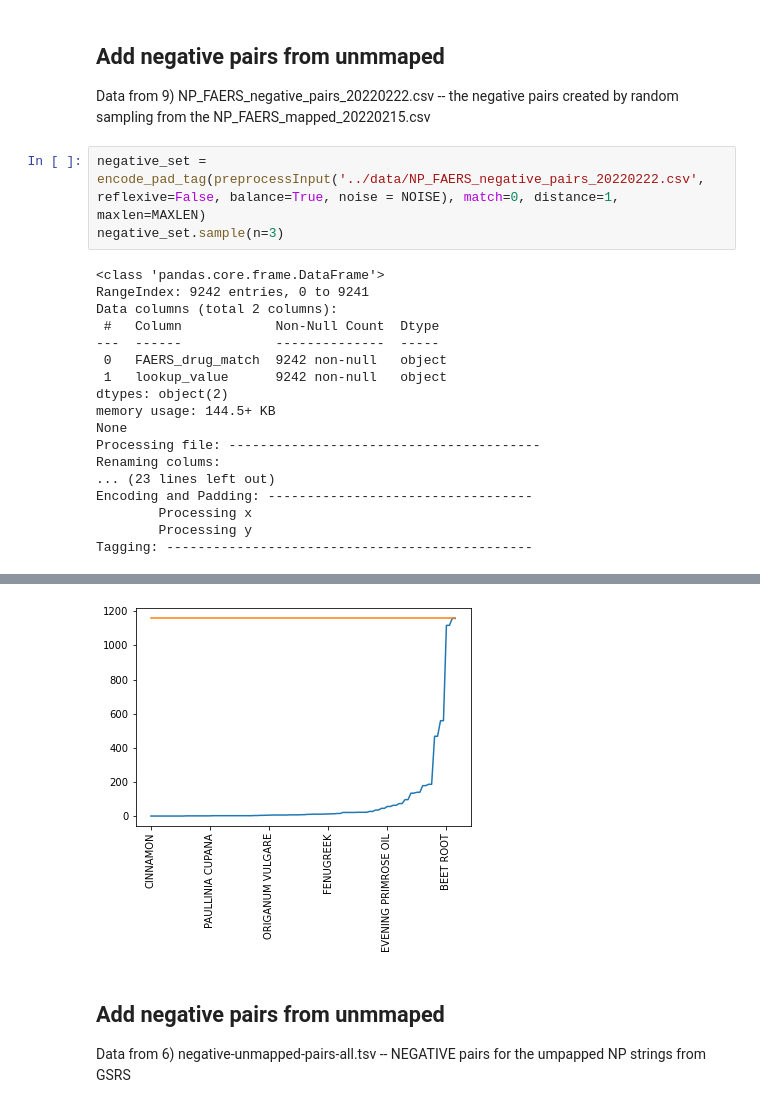
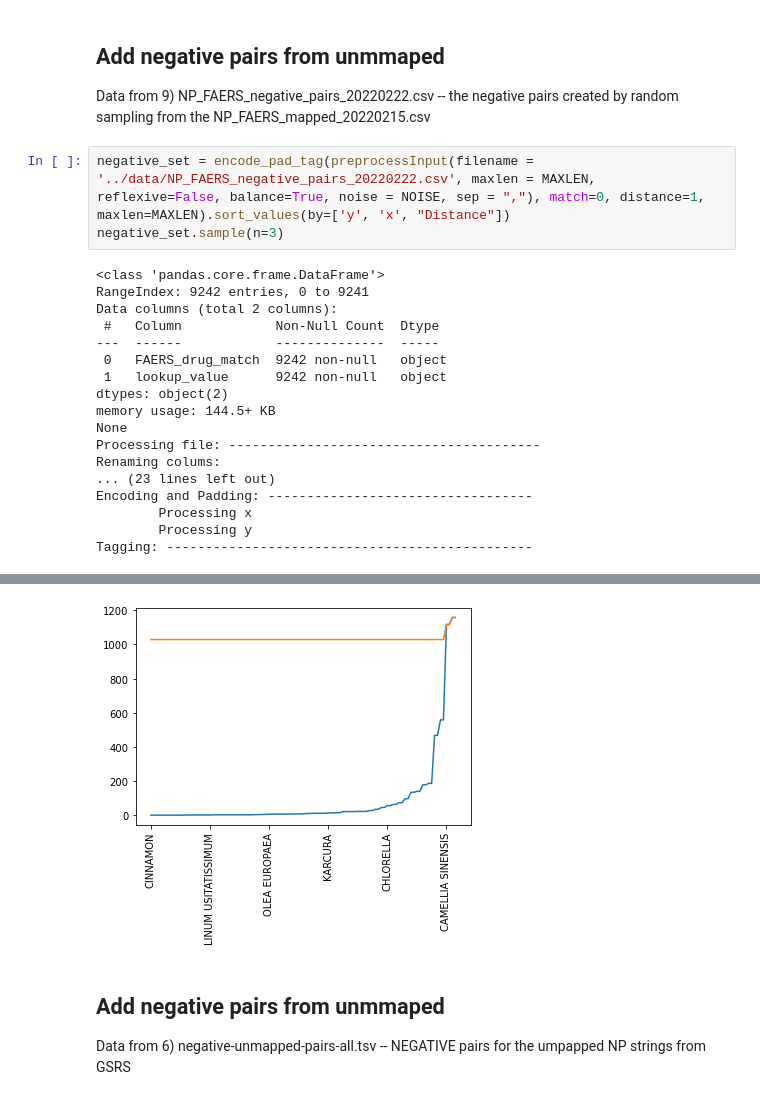
Before and after one commit to sanyabt/NP-FAERS-embed, a Jupyter notebook: experiment-4/DataPrep.ipynb, the cells around one changed output, grey strips where cells are left out. Saved outputs shown, nothing was run; the diff lists cells and outputs as text.

```diff
--- a/experiment-4/DataPrep.ipynb
+++ b/experiment-4/DataPrep.ipynb
@@ -142,7 +144,7 @@ Tagging: -----------------------------------------------
 ## Add negative pairs from unmmaped
 Data from 9) NP_FAERS_negative_pairs_20220222.csv -- the negative pairs created by random sampling from the NP_FAERS_mapped_20220215.csv
 # %%
-negative_set = encode_pad_tag(preprocessInput('../data/NP_FAERS_negative_pairs_20220222.csv', reflexive=False, balance=True, noise = NOISE), match=0, distance=1, maxlen=MAXLEN)
+negative_set = encode_pad_tag(preprocessInput(filename = '../data/NP_FAERS_negative_pairs_20220222.csv', maxlen = MAXLEN, reflexive=False, balance=True, noise = NOISE, sep = ","), match=0, distance=1, maxlen=MAXLEN).sort_values(by=['y', 'x', "Distance"])
 negative_set.sample(n=3)
 # %% [output]
 <class 'pandas.core.frame.DataFrame'>
@@ -169,4 +171,4 @@ Tagging: -----------------------------------------------
-[figure, old version]
+[figure, new version]
 # %% [markdown]
 ## Add negative pairs from unmmaped
 Data from 6) negative-unmapped-pairs-all.tsv -- NEGATIVE pairs for the umpapped NP strings from GSRS
```
Also changed, not shown: parts of 33 cells of this notebook, 14 other files.
